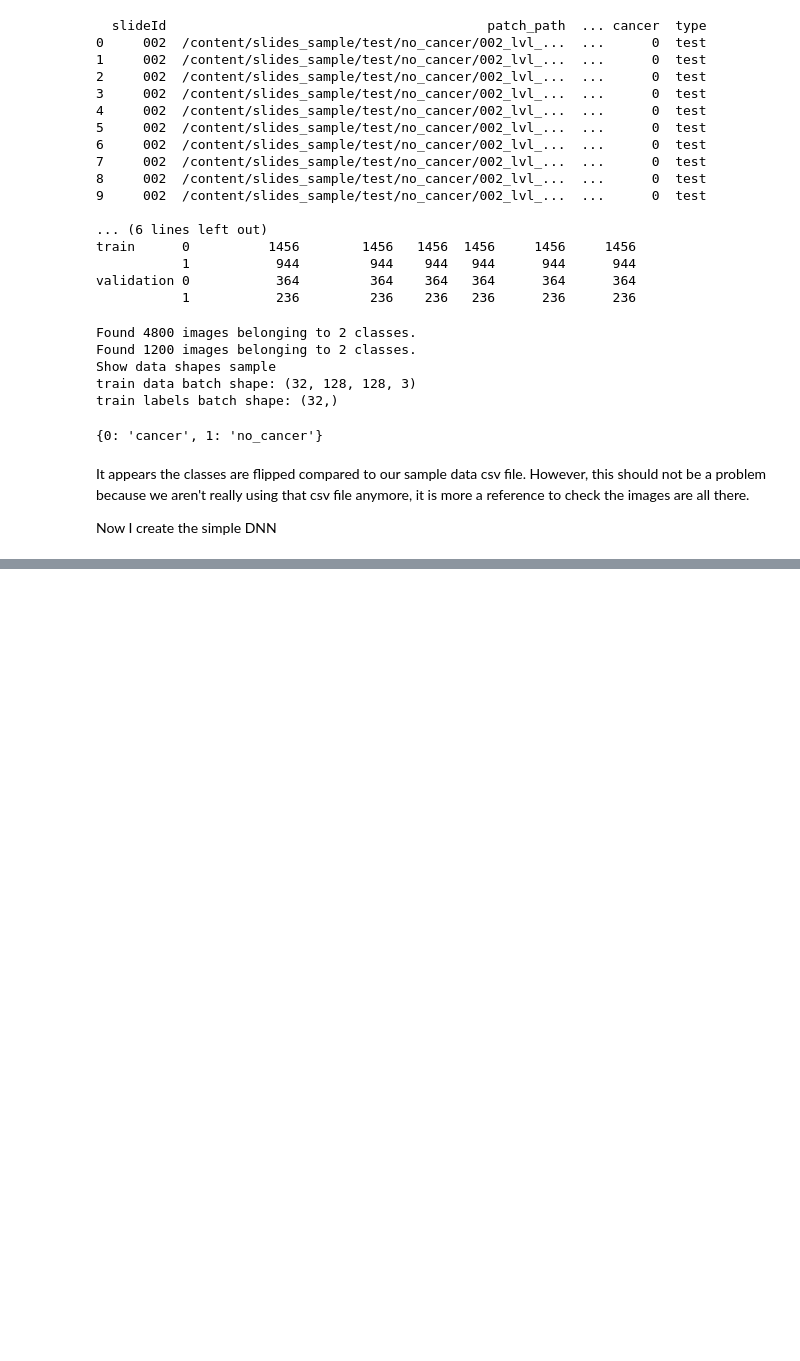
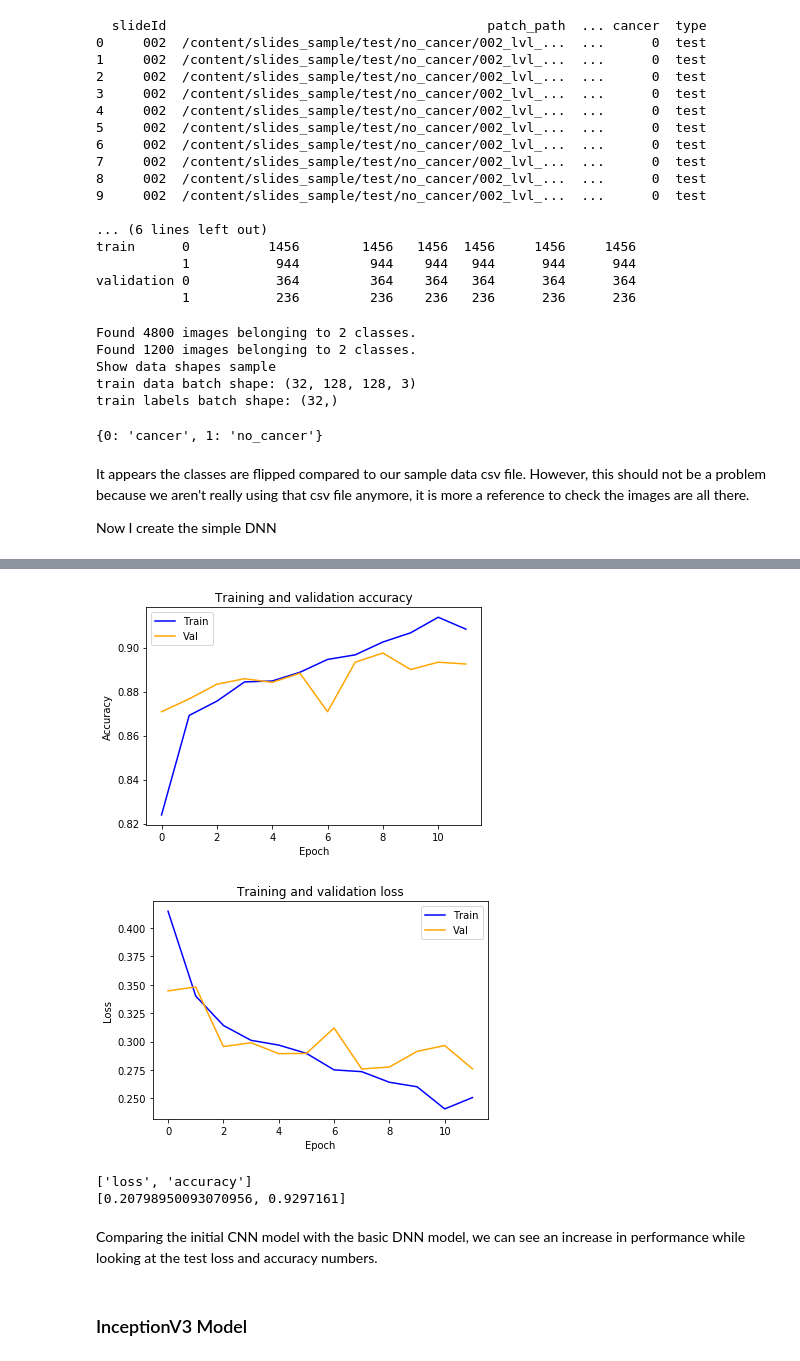
Before and after one commit to muftaye/deep_cancer_imaging, a Jupyter notebook: final_project2.ipynb, the cells around one changed output, grey strips where cells are left out. Saved outputs shown, nothing was run; the diff lists cells and outputs as text; code cells hidden in the pictures; blank space fills up the shorter version.

```diff
--- a/final_project2.ipynb
+++ b/final_project2.ipynb
@@ -923,12 +1043,14 @@ Now I create the simple DNN
 # %%
-model1 = models.Sequential()
-model1.add(layers.Dense(32, activation='relu',
+model2 = models.Sequential()
+model2.add(layers.Conv2D(32, (3, 3), activation='relu',
                         input_shape=(IMG_SIZE, IMG_SIZE, 3), padding="same"))
-model1.add(layers.MaxPooling2D(pool_size=(2,2)))
-model1.add(layers.Conv2D(64, (3, 3), activation='relu', padding="same"))
-model1.add(layers.MaxPooling2D(pool_size=(2,2)))
-model1.add(layers.Conv2D(96, (3, 3), activation='relu', padding="same"))
-model1.add(layers.MaxPooling2D(pool_size=(2,2)))
-model1.add(layers.Flatten())
-model1.add(layers.Dense(32, activation='relu'))
-model1.add(layers.Dense(4, activation='softmax'))
+model2.add(layers.MaxPooling2D(pool_size=(2,2)))
+model2.add(layers.Conv2D(64, (3, 3), activation='relu', padding="same"))
+model2.add(layers.MaxPooling2D(pool_size=(2,2)))
+model2.add(layers.Conv2D(128, (3, 3), activation='relu', padding="same"))
+model2.add(layers.MaxPooling2D(pool_size=(2,2)))
+model2.add(layers.Flatten())
+model2.add(layers.Dense(32, activation='relu'))
+model2.add(layers.Dense(1, activation='sigmoid'))
+
+model2.summary()
@@ -935,4 +1075,9 @@ model1.add(layers.Dense(4, activation='softmax'))
 # %%
-model3.compile(optimizer='adam',
-              loss='sparse_categorical_crossentropy',
+model2.compile(optimizer='adam',
+              loss='binary_crossentropy',
               metrics=['accuracy'])
+model2_history = model2.fit_generator(
+        train_gen,
+        epochs=12,
+        shuffle=True,
+        validation_data=validation_gen)
@@ -938,0 +1102,16 @@ model3.compile(optimizer='adam',
+# %%
+plot(model2_history)
+# %% [output]
+[figure, added]
+[figure, added]
+# %%
+test_m2 = model2.evaluate_generator(test_gen)
+print(model2.metrics_names)
+print(test_m2)
+# %% [output]
+['loss', 'accuracy']
+[0.20798950093070956, 0.9297161]
+# %% [markdown]
+Comparing the initial CNN model with the basic DNN model, we can see an increase in performance while looking at the test loss and accuracy numbers.
+# %% [markdown]
+### InceptionV3 Model
```
Also changed, not shown: parts of 17 cells of this notebook.
